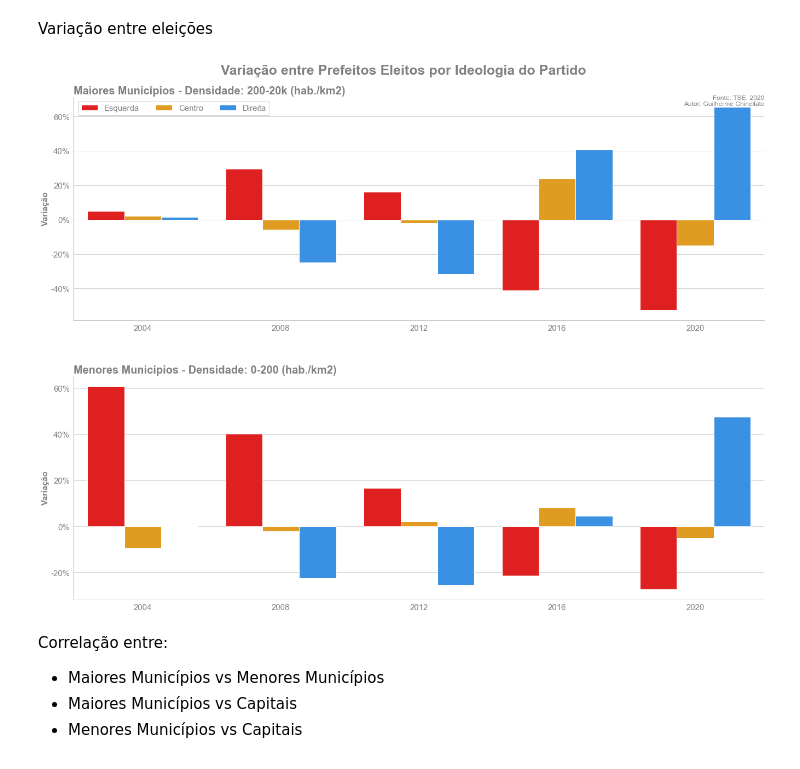
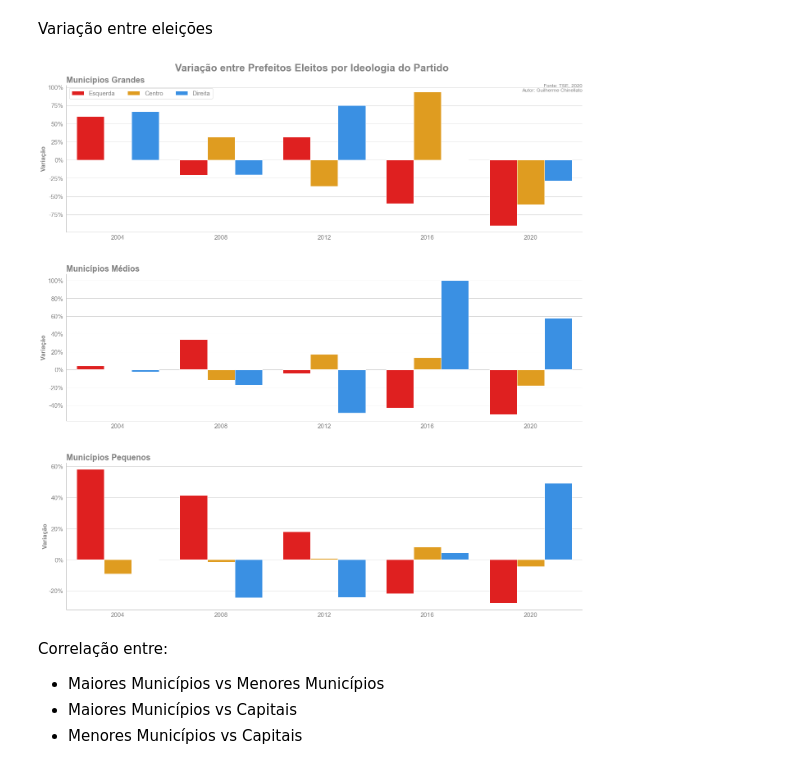
Before and after one commit to gchinellato/eleicoes-ideologia, a Jupyter notebook: eleicoes-ideologia-prefeitos.ipynb, the cells around one changed output. Cells and saved outputs as stored; diff of their text form; code cells hidden in the pictures.

Commit message:
adicionado criterio de cidade grande, media e pequenas

```diff
--- a/eleicoes-ideologia-prefeitos.ipynb
+++ b/eleicoes-ideologia-prefeitos.ipynb
@@ -284,7 +244,7 @@ def grupo_densidade(den):
 municipios = pd.merge(municipio_pop, municipio_km, on='Código IBGE')
 municipios['densidade'] = municipios['População'] / municipios['Área (km²)']
 # %%
-municipios['grupo_densidade'] = municipios.apply(lambda x : grupo_densidade(x.densidade), axis=1)
+municipios['grupo_densidade'] = municipios.apply(lambda x : agrupar_por_densidade(x.densidade), axis=1)
 # %%
 # Obter tabela de correspondencia entre codigo de municipio do IBGE e TSE
 link = 'https://raw.githubusercontent.com/estadao/como-votou-sua-vizinhanca/master/data/votos/correspondencia-tse-ibge.csv'
@@ -902,0 +675,3 @@ plt.savefig('output/prefeitos_densidade_maiores_menores.png', dpi=300, bbox_inch
+# %%
+res_municipios_pequenos.insert(0, 'ideologia', res_municipios_pequenos.index.map(mapa_ideologico))
+res_municipios_pequenos.to_excel('output/flourish_prefeitos_municipios_pequenos.xlsx')
@@ -902,0 +697,15 @@ plt.savefig('output/prefeitos_densidade_maiores_menores.png', dpi=300, bbox_inch
+# %%
+agg_municipios_pequenos = pd.DataFrame(columns=['Esquerda','Centro','Direita'], index=ano_da_eleicao)
+for k,v in enumerate(r_esq_municipios_pequenos.index):
+    agg_municipios_pequenos.loc[v,'Esquerda'] = r_esq_municipios_pequenos.loc[v].sum()
+
+for k,v in enumerate(r_centro_municipios_pequenos.index):
+    agg_municipios_pequenos.loc[v,'Centro'] = r_centro_municipios_pequenos.loc[v].sum()
+
+for k,v in enumerate(r_dir_municipios_pequenos.index):
+    agg_municipios_pequenos.loc[v,'Direita'] = r_dir_municipios_pequenos.loc[v].sum()
+
+agg_municipios_pequenos_var = agg_municipios_pequenos.pct_change().stack().reset_index()
+agg_municipios_pequenos_var.columns = ['Ano','Ideologia', 'Variação']
+
+agg_municipios_pequenos
@@ -911,56 +934,64 @@ res_den_menor_var.columns = ['Ano','Ideologia','Variação']
 # %%
-fig, axs = plt.subplots(2,1, figsize = (20,15))
+fig, axs = plt.subplots(3,1, figsize = (20,20))
 
 sns.set_style('whitegrid')
 sns.despine()
 
-c_maior = sns.catplot(data=res_den_maior_var, x='Ano', y='Variação', hue='Ideologia', kind='bar',
+c_grande = sns.catplot(data=agg_municipios_grandes_var, x='Ano', y='Variação', hue='Ideologia', kind='bar',
                       palette=colors, ax=axs[0])
-c_menor = sns.catplot(data=res_den_menor_var, x='Ano', y='Variação', hue='Ideologia', kind='bar'
+c_medio = sns.catplot(data=agg_municipios_medios_var, x='Ano', y='Variação', hue='Ideologia', kind='bar'
                       , palette=colors, ax=axs[1])
-
-title='Variação entre Prefeitos Eleitos por Ideologia do Partido'
-plt.text(x=0.125, y=0.9, s=title, fontsize=25, color='grey', fontweight='bold',
-         transform=fig.transFigure)
+c_pequeno = sns.catplot(data=agg_municipios_pequenos_var, x='Ano', y='Variação', hue='Ideologia', kind='bar'
+                      , palette=colors, ax=axs[2])
 
 fig.suptitle('Variação entre Prefeitos Eleitos por Ideologia do Partido', fontsize=25, fontweight='bold',
              color='grey')
 
-axs[0].set_title('Maiores Municípios - Densidade: 200-20k (hab./km2)', loc='left', fontsize=20, fontweight='bold', color='grey')
-axs[1].set_title('Menores Municípios - Densidade: 0-200 (hab./km2)', loc='left', fontsize=20, fontweight='bold', color='grey')
+axs[0].set_title('Municípios Grandes', loc='left', fontsize=20, fontweight='bold', color='grey')
+axs[1].set_title('Municípios Médios', loc='left', fontsize=20, fontweight='bold', color='grey')
+axs[2].set_title('Municípios Pequenos', loc='left', fontsize=20, fontweight='bold', color='grey')
 
 axs[0].set_xlabel('')
 axs[1].set_xlabel('')
+axs[2].set_xlabel('')
 
 axs[0].set_ylabel('Variação', labelpad=2, fontsize=15, fontweight='bold', color='grey')
 axs[1].set_ylabel('Variação', labelpad=2, fontsize=15, fontweight='bold', color='grey')
+axs[2].set_ylabel('Variação', labelpad=2, fontsize=15, fontweight='bold', color='grey')
 
 axs[0].set_xticklabels(labels=[ano_da_eleicao[i+1] for i in axs[0].get_xticks()], fontsize=15, color='grey')
 axs[1].set_xticklabels(labels=[ano_da_eleicao[i+1] for i in axs[1].get_xticks()], fontsize=15, color='grey')
+axs[2].set_xticklabels(labels=[ano_da_eleicao[i+1] for i in axs[2].get_xticks()], fontsize=15, color='grey')
 
 vals = axs[0].get_yticks()
 axs[0].set_yticklabels(['{:,.0%}'.format(x) for x in vals], fontsize=15, color='grey')
 vals = axs[1].get_yticks()
 axs[1].set_yticklabels(['{:,.0%}'.format(x) for x in vals], fontsize=15, color='grey')
+vals = axs[2].get_yticks()
+axs[2].set_yticklabels(['{:,.0%}'.format(x) for x in vals], fontsize=15, color='grey')
 
 axs[0].spines['bottom'].set_color('grey')
 axs[0].spines['left'].set_color('grey')
 axs[1].spines['bottom'].set_color('grey')
 axs[1].spines['left'].set_color('grey')
+axs[2].spines['bottom'].set_color('grey')
+axs[2].spines['left'].set_color('grey')
 
 l = axs[0].legend(loc='upper left', ncol=4, fontsize=15)
 for text in l.get_texts():
     text.set_color('grey')
 axs[1].get_legend().remove()
+axs[2].get_legend().remove()
 
 axs[0].text(1.0, 1.01, legend, transform=axs[0].transAxes, fontsize=12, ha='right', va='top', color='grey')
 
 plt.close(2)
 plt.close(3)
+plt.close(4)
 fig.tight_layout(pad=6)
-plt.savefig('output/prefeitos_densidade_maiores_menores_var.png', dpi=300, bbox_inches = 'tight')
+plt.savefig('output/prefeitos_ideologia_var.png', dpi=300, bbox_inches = 'tight')
 # %% [output]
-[figure, old version]
+[figure, new version]
 # %% [markdown]
 Correlação entre:
 - Maiores Municípios vs Menores Municípios
```
Also changed, not shown: parts of 104 cells of this notebook, 49 other files.
